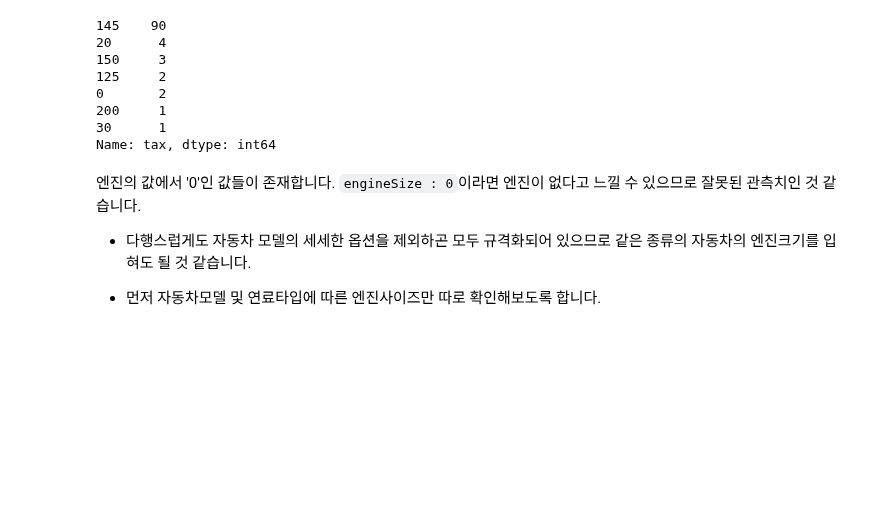
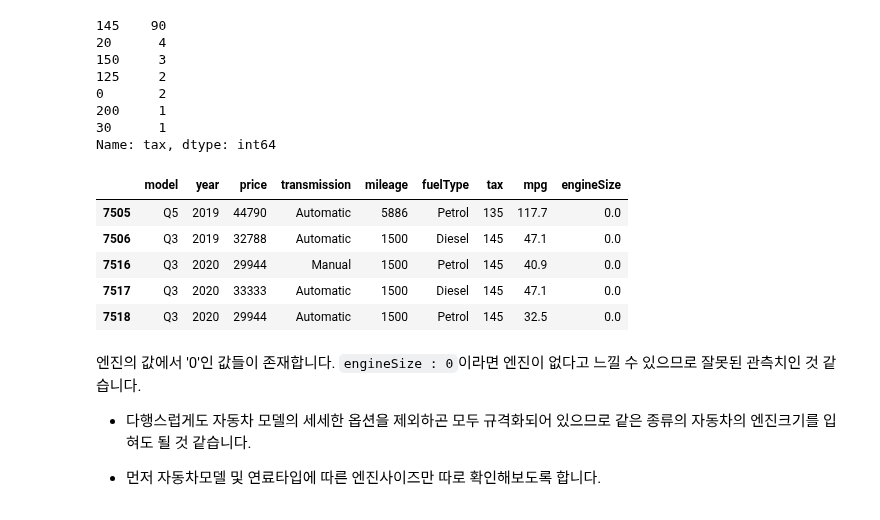
Before and after one commit to 00150/Practice-anything...., a Jupyter notebook: Project_used_car.ipynb, the cells around one changed output. Saved outputs shown, nothing was run; the diff lists cells and outputs as text; code cells hidden in the pictures; blank space fills up the shorter version.

````diff
--- a/Project_used_car.ipynb
+++ b/Project_used_car.ipynb
@@ -278,6 +282,15 @@ audi_dup_data.tax.value_counts()
 200     1
 30      1
 Name: tax, dtype: int64
+# %%
+audi[audi['engineSize'] ==0].head()
+# %% [output]
+|  | model | year | price | transmission | mileage | fuelType | tax | mpg | engineSize |
+| 7505 | Q5 | 2019 | 44790 | Automatic | 5886 | Petrol | 135 | 117.7 | 0.0 |
+| 7506 | Q3 | 2019 | 32788 | Automatic | 1500 | Diesel | 145 | 47.1 | 0.0 |
+| 7516 | Q3 | 2020 | 29944 | Manual | 1500 | Petrol | 145 | 40.9 | 0.0 |
+| 7517 | Q3 | 2020 | 33333 | Automatic | 1500 | Diesel | 145 | 47.1 | 0.0 |
+| 7518 | Q3 | 2020 | 29944 | Automatic | 1500 | Petrol | 145 | 32.5 | 0.0 |
 # %% [markdown]
 엔진의 값에서 '0'인 값들이 존재합니다.
 ```engineSize : 0```이라면 엔진이 없다고 느낄 수 있으므로 잘못된 관측치인 것 같습니다.
````
Also changed, not shown: parts of 14 cells of this notebook.
